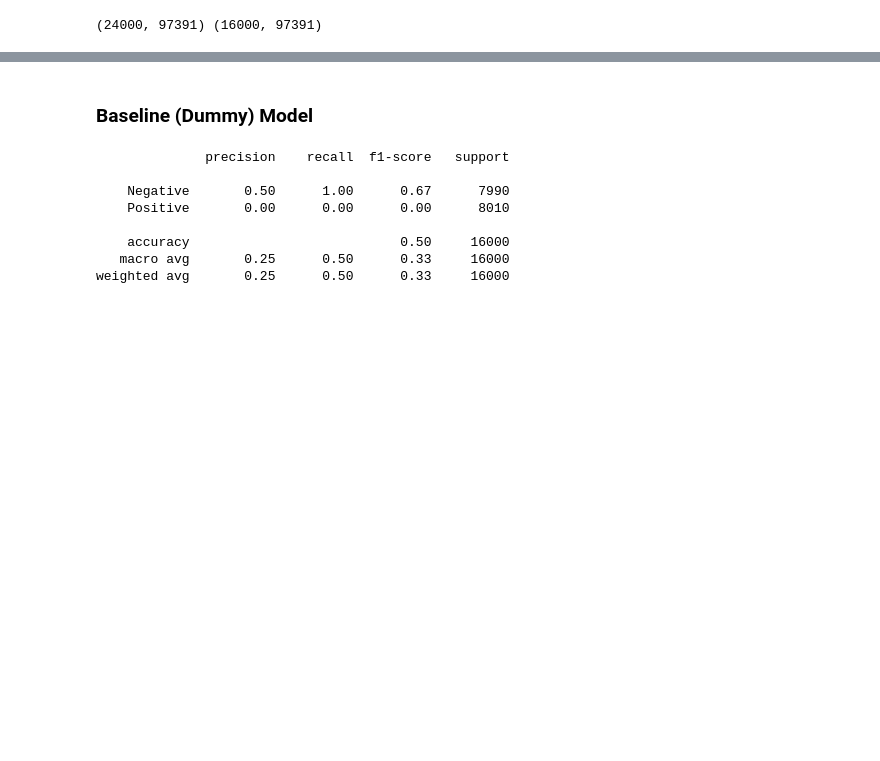
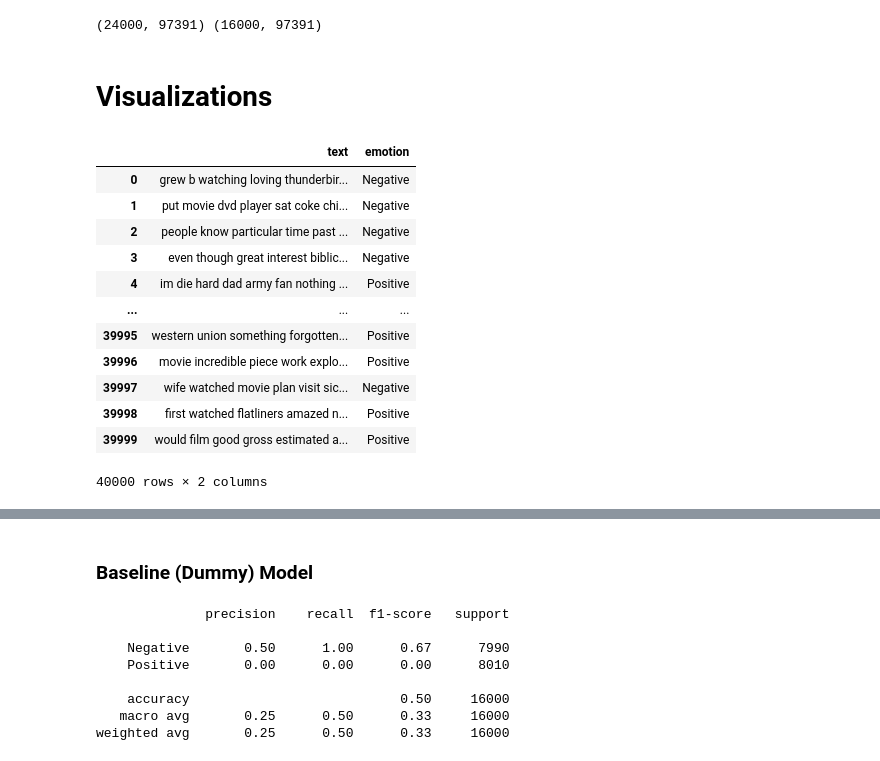
Before and after one commit to benjaminybai/rtsentiment, a Jupyter notebook: Sentiment_Analysis_Notebook.ipynb, the cells around one changed output, grey strips where cells are left out. Drawn from its saved outputs; the diff is of its cells as text; code cells hidden in the pictures; blank space fills up the shorter version.

```diff
--- a/Sentiment_Analysis_Notebook.ipynb
+++ b/Sentiment_Analysis_Notebook.ipynb
@@ -202,3 +219,0 @@ https://www.kaggle.com/datasets/nltkdata/opinion-lexicon
-# %%
-# Add column for total review length (characters)
-imdb_reviews_df['review_length'] = imdb_reviews_df['text'].map(lambda x: len(x))
@@ -249,3 +237,21 @@ label_encoder = preprocessing.LabelEncoder()
 
 y_train = label_encoder.fit_transform(y_train)
 y_test = label_encoder.transform(y_test)
+# %% [markdown]
+# Visualizations
+# %%
+imdb_reviews_df
+# %% [output]
+|  | text | emotion |
+| 0 | grew b watching loving thunderbir... | Negative |
+| 1 | put movie dvd player sat coke chi... | Negative |
+| 2 | people know particular time past ... | Negative |
+| 3 | even though great interest biblic... | Negative |
+| 4 | im die hard dad army fan nothing ... | Positive |
+| ... | ... | ... |
+| 39995 | western union something forgotten... | Positive |
+| 39996 | movie incredible piece work explo... | Positive |
+| 39997 | wife watched movie plan visit sic... | Negative |
+| 39998 | first watched flatliners amazed n... | Positive |
+| 39999 | would film good gross estimated a... | Positive |
+40000 rows × 2 columns
```
Also changed, not shown: parts of 16 cells of this notebook, 1 other file.
